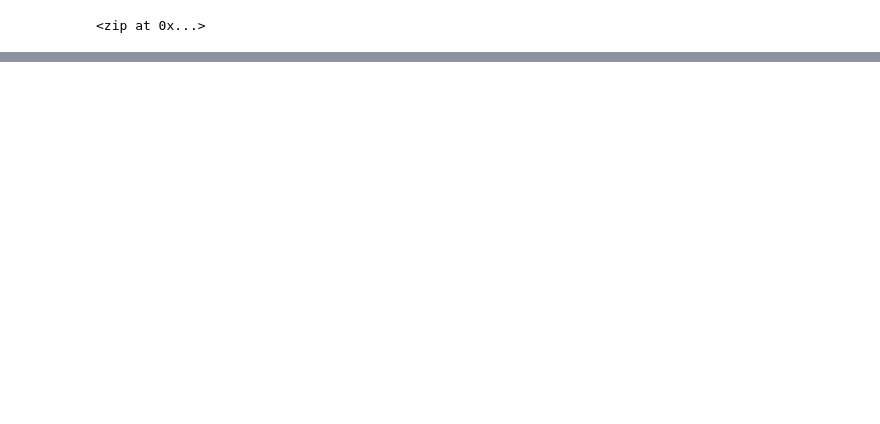
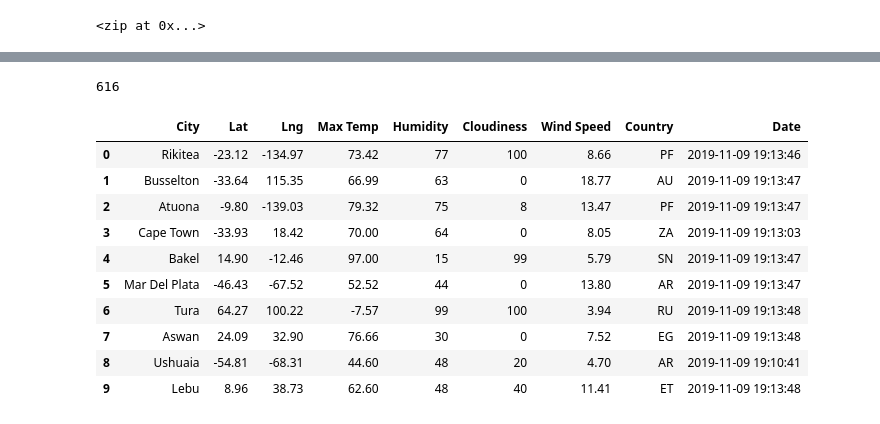
Before and after one commit to damianperreira/World_Weather_Analysis, a Jupyter notebook: WeatherPy.ipynb, the cells around one changed output, grey strips where cells are left out. Drawn from its saved outputs; the diff is of its cells as text; code cells hidden in the pictures; blank space fills up the shorter version.

Commit message:
WeatherPy output file

```diff
--- a/WeatherPy.ipynb
+++ b/WeatherPy.ipynb
@@ -29,0 +45,5 @@ len(cities)
+# %%
+# Build the basic URL for the OpenWeatherMap with your weather_api_key added to the URL.
+# Starting URL for Weather Map API Call.
+url = "http://api.openweathermap.org/data/2.5/weather?units=Imperial&APPID=" + weather_api_key
+print(url)
@@ -29,0 +130,20 @@ len(cities)
+# %%
+len(cities)
+# %% [output]
+616
+# %%
+# Convert the array of dictionaries to a Pandas DataFrame.
+city_data_df = pd.DataFrame(city_data)
+city_data_df.head(10)
+# %% [output]
+|  | City | Lat | Lng | Max Temp | Humidity | Cloudiness | Wind Speed | Country | Date |
+| 0 | Rikitea | -23.12 | -134.97 | 73.42 | 77 | 100 | 8.66 | PF | 2019-11-09 19:13:46 |
+| 1 | Busselton | -33.64 | 115.35 | 66.99 | 63 | 0 | 18.77 | AU | 2019-11-09 19:13:47 |
+| 2 | Atuona | -9.80 | -139.03 | 79.32 | 75 | 8 | 13.47 | PF | 2019-11-09 19:13:47 |
+| 3 | Cape Town | -33.93 | 18.42 | 70.00 | 64 | 0 | 8.05 | ZA | 2019-11-09 19:13:03 |
+| 4 | Bakel | 14.90 | -12.46 | 97.00 | 15 | 99 | 5.79 | SN | 2019-11-09 19:13:47 |
+| 5 | Mar Del Plata | -46.43 | -67.52 | 52.52 | 44 | 0 | 13.80 | AR | 2019-11-09 19:13:47 |
+| 6 | Tura | 64.27 | 100.22 | -7.57 | 99 | 100 | 3.94 | RU | 2019-11-09 19:13:48 |
+| 7 | Aswan | 24.09 | 32.90 | 76.66 | 30 | 0 | 7.52 | EG | 2019-11-09 19:13:48 |
+| 8 | Ushuaia | -54.81 | -68.31 | 44.60 | 48 | 20 | 4.70 | AR | 2019-11-09 19:10:41 |
+| 9 | Lebu | 8.96 | 38.73 | 62.60 | 48 | 40 | 11.41 | ET | 2019-11-09 19:13:48 |
```
Also changed, not shown: parts of 6 cells of this notebook, 3 other files.
